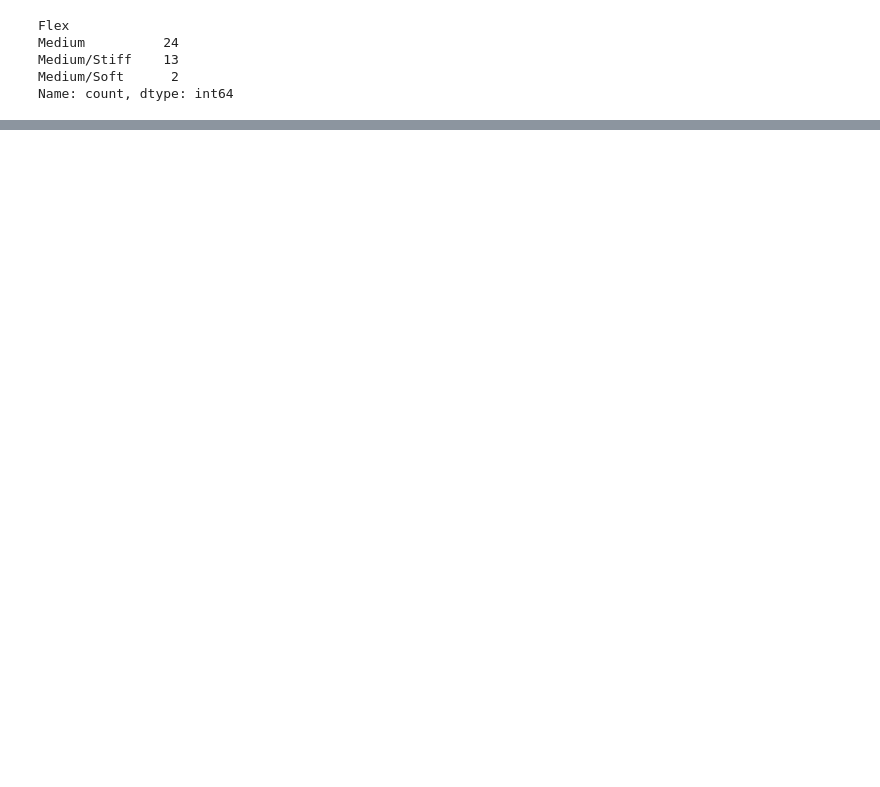
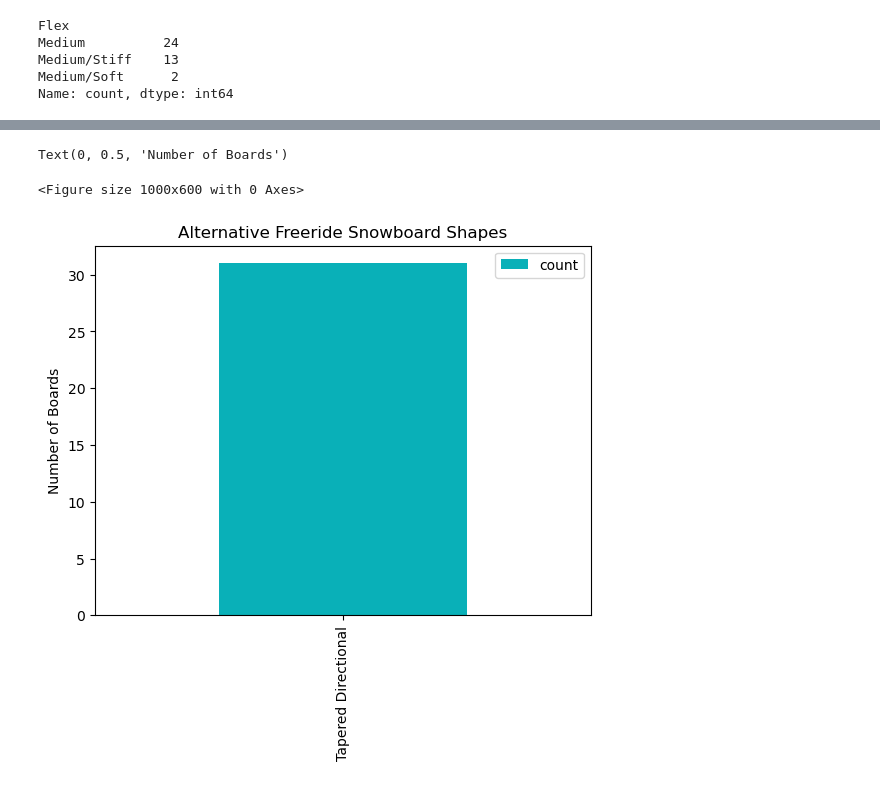
Before and after one commit to jsupino/Snowboarding_Insights, a Jupyter notebook: Snowboarding_Insights.ipynb, the cells around one changed output, grey strips where cells are left out. Drawn from its saved outputs; the diff is of its cells as text; code cells hidden in the pictures; blank space fills up the shorter version.

```diff
--- a/Snowboarding_Insights.ipynb
+++ b/Snowboarding_Insights.ipynb
@@ -198,0 +197,3 @@ All mountain boards have a medium flex.
+# %%
+alternative_fr_boards = snowboards[snowboards['Riding Style'] == 'Alternative Freeride']
+alternative_fr_boards
@@ -198,0 +218,12 @@ All mountain boards have a medium flex.
+# %%
+alternative_fr_shapes = pd.DataFrame(alternative_fr_boards['Shape'].value_counts())
+# %%
+plt.figure(figsize=(10,6))
+alternative_fr_shapes.plot(kind='bar', color='#09b0b8')
+plt.title('Alternative Freeride Snowboard Shapes')
+plt.xlabel('')
+plt.ylabel('Number of Boards')
+# %% [output]
+Text(0, 0.5, 'Number of Boards')
+<Figure size 1000x600 with 0 Axes>
+[figure, added]
```
Also changed, not shown: parts of 30 cells of this notebook.
